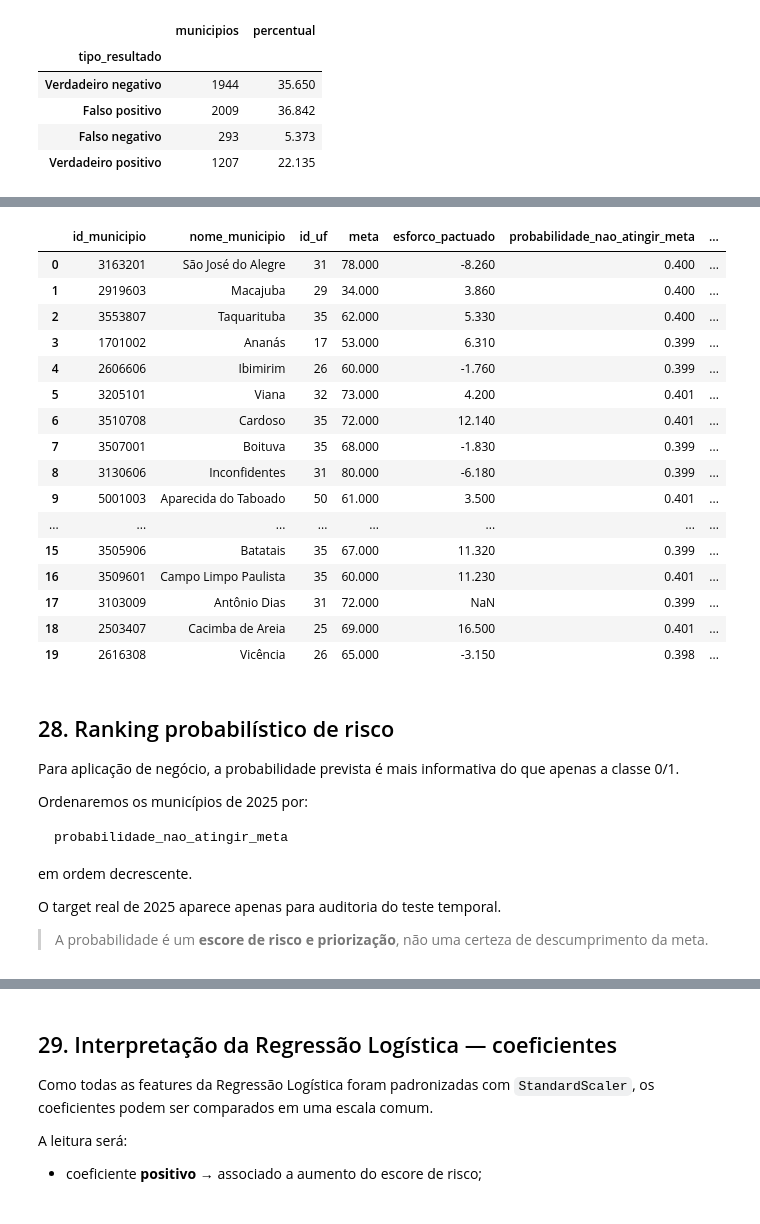
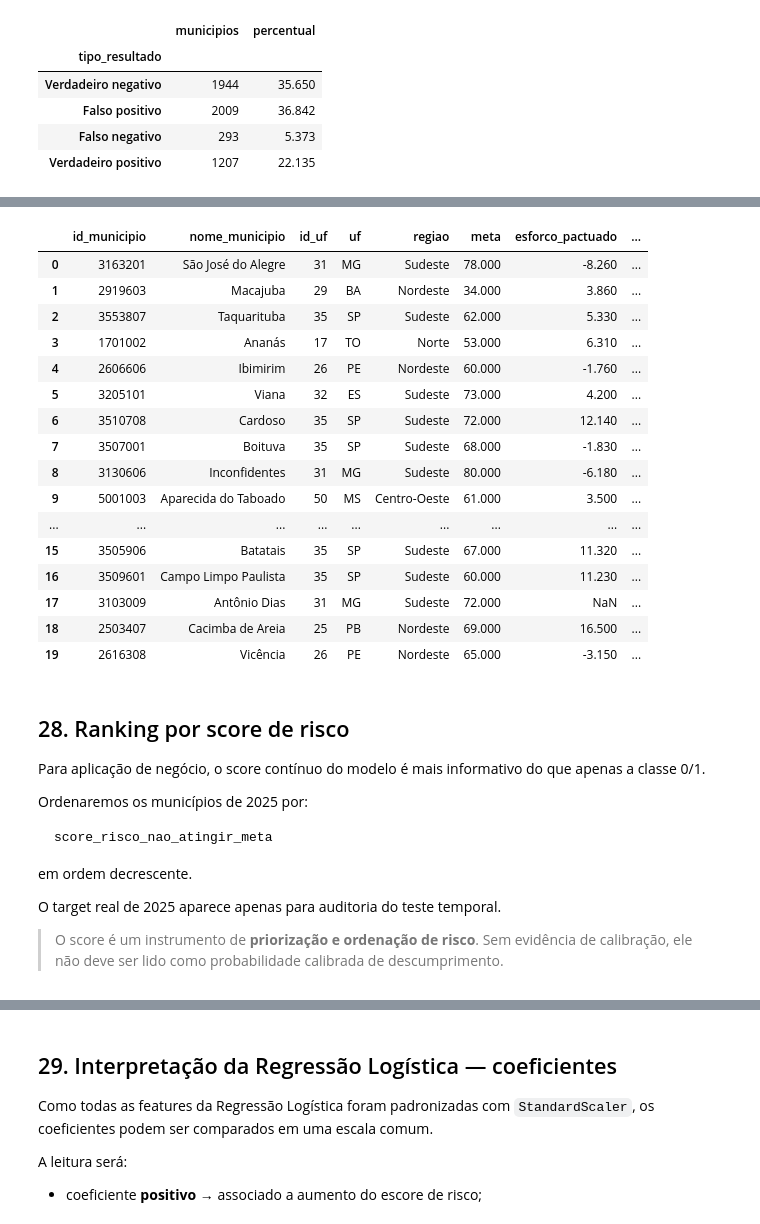
Before and after one commit to matheuscburger/postech-challenge-3, a Jupyter notebook: notebooks/Q4_ML_Classificacao_DMN.ipynb, the cells around one changed output, grey strips where cells are left out. Cells and saved outputs as stored; diff of their text form; code cells hidden in the pictures.

````diff
--- a/notebooks/Q4_ML_Classificacao_DMN.ipynb
+++ b/notebooks/Q4_ML_Classificacao_DMN.ipynb
@@ -50,3 +57,4 @@ O ano de **2025** será preservado como teste temporal final. Nesta etapa inicia
 # %%
-AMBIENTE_COLAB = False
+# Caso o computador tenho poder de processamento suficiente para a tarefa, troque o valor da variável AMBIENTE_COLAB para False.
+AMBIENTE_COLAB = True
 # %%
@@ -281,19 +445,19 @@ EXCLUIDAS_POLITICA_Q4 = [
 ]
 
 identificadores_presentes = [
-    c for c in IDENTIFICADORES_Q4 if c in dados.columns
+    c for c in IDENTIFICADORES_Q4 if c in dados_q4.columns
 ]
 
 vazamento_presente = [
-    c for c in VAZAMENTO_Q4 if c in dados.columns
+    c for c in VAZAMENTO_Q4 if c in dados_q4.columns
 ]
 
 excluidas_politica_presentes = [
-    c for c in EXCLUIDAS_POLITICA_Q4 if c in dados.columns
+    c for c in EXCLUIDAS_POLITICA_Q4 if c in dados_q4.columns
 ]
 
 FEATURES_CANDIDATAS_Q4 = sorted([
-    c for c in dados.columns
+    c for c in dados_q4.columns
     if c not in set(
         identificadores_presentes
         + vazamento_presente
@@ -1852,7 +2093,9 @@ colunas_chave_2025 = [
     if c in dados_q4_2025.columns
 ]
 
-chaves_q4_2025 = dados_q4_2025[colunas_chave_2025].copy()
+chaves_q4_2025 = adicionar_uf_regiao(
+    dados_q4_2025[colunas_chave_2025].copy()
+)
 
 assert set(dados_q4_2025['ano'].unique()) == {2025}
 assert X_q4_2025.columns.tolist() == X_q4_2024.columns.tolist()
@@ -2254,7 +2739,7 @@ for coluna in [
     if coluna in dados_q4_2025.columns:
         avaliacao_q4_2025[coluna] = dados_q4_2025[coluna]
 
-avaliacao_q4_2025['probabilidade_nao_atingir_meta'] = prob_q4_2025
+avaliacao_q4_2025['score_risco_nao_atingir_meta'] = prob_q4_2025
 avaliacao_q4_2025['classe_prevista'] = pred_q4_2025
 avaliacao_q4_2025['classe_real'] = y_q4_2025.to_numpy()
 
@@ -2388,68 +2873,70 @@ não uma fronteira natural entre dois tipos de município.
 # %%
 avaliacao_q4_2025['distancia_ate_threshold'] = (
-    avaliacao_q4_2025['probabilidade_nao_atingir_meta']
+    avaliacao_q4_2025['score_risco_nao_atingir_meta']
     - THRESHOLD_Q4
 ).abs()
 
 casos_proximos_threshold_q4 = (
     avaliacao_q4_2025
     .sort_values('distancia_ate_threshold')
     .head(20)
 )
 
 colunas_proximos = [
     c for c in [
         'id_municipio',
         'nome_municipio',
         'id_uf',
+        'uf',
+        'regiao',
         'meta',
         'esforco_pactuado',
-        'probabilidade_nao_atingir_meta',
+        'score_risco_nao_atingir_meta',
         'classe_prevista',
         'classe_real',
         'tipo_resultado',
     ]
     if c in casos_proximos_threshold_q4.columns
 ]
 
 display(
     casos_proximos_threshold_q4[colunas_proximos]
     .reset_index(drop=True)
 )
 # %% [output]
-|  | id_municipio | nome_municipio | id_uf | meta | esforco_pactuado | probabilidade_nao_atingir_meta | ... |
-| 0 | 3163201 | São José do Alegre | 31 | 78.000 | -8.260 | 0.400 | ... |
-| 1 | 2919603 | Macajuba | 29 | 34.000 | 3.860 | 0.400 | ... |
-| 2 | 3553807 | Taquarituba | 35 | 62.000 | 5.330 | 0.400 | ... |
-| 3 | 1701002 | Ananás | 17 | 53.000 | 6.310 | 0.399 | ... |
-| 4 | 2606606 | Ibimirim | 26 | 60.000 | -1.760 | 0.399 | ... |
-| 5 | 3205101 | Viana | 32 | 73.000 | 4.200 | 0.401 | ... |
-| 6 | 3510708 | Cardoso | 35 | 72.000 | 12.140 | 0.401 | ... |
-| 7 | 3507001 | Boituva | 35 | 68.000 | -1.830 | 0.399 | ... |
-| 8 | 3130606 | Inconfidentes | 31 | 80.000 | -6.180 | 0.399 | ... |
-| 9 | 5001003 | Aparecida do Taboado | 50 | 61.000 | 3.500 | 0.401 | ... |
-| ... | ... | ... | ... | ... | ... | ... | ... |
-| 15 | 3505906 | Batatais | 35 | 67.000 | 11.320 | 0.399 | ... |
-| 16 | 3509601 | Campo Limpo Paulista | 35 | 60.000 | 11.230 | 0.401 | ... |
-| 17 | 3103009 | Antônio Dias | 31 | 72.000 | NaN | 0.399 | ... |
-| 18 | 2503407 | Cacimba de Areia | 25 | 69.000 | 16.500 | 0.401 | ... |
-| 19 | 2616308 | Vicência | 26 | 65.000 | -3.150 | 0.398 | ... |
+|  | id_municipio | nome_municipio | id_uf | uf | regiao | meta | esforco_pactuado | ... |
+| 0 | 3163201 | São José do Alegre | 31 | MG | Sudeste | 78.000 | -8.260 | ... |
+| 1 | 2919603 | Macajuba | 29 | BA | Nordeste | 34.000 | 3.860 | ... |
+| 2 | 3553807 | Taquarituba | 35 | SP | Sudeste | 62.000 | 5.330 | ... |
+| 3 | 1701002 | Ananás | 17 | TO | Norte | 53.000 | 6.310 | ... |
+| 4 | 2606606 | Ibimirim | 26 | PE | Nordeste | 60.000 | -1.760 | ... |
+| 5 | 3205101 | Viana | 32 | ES | Sudeste | 73.000 | 4.200 | ... |
+| 6 | 3510708 | Cardoso | 35 | SP | Sudeste | 72.000 | 12.140 | ... |
+| 7 | 3507001 | Boituva | 35 | SP | Sudeste | 68.000 | -1.830 | ... |
+| 8 | 3130606 | Inconfidentes | 31 | MG | Sudeste | 80.000 | -6.180 | ... |
+| 9 | 5001003 | Aparecida do Taboado | 50 | MS | Centro-Oeste | 61.000 | 3.500 | ... |
+| ... | ... | ... | ... | ... | ... | ... | ... | ... |
+| 15 | 3505906 | Batatais | 35 | SP | Sudeste | 67.000 | 11.320 | ... |
+| 16 | 3509601 | Campo Limpo Paulista | 35 | SP | Sudeste | 60.000 | 11.230 | ... |
+| 17 | 3103009 | Antônio Dias | 31 | MG | Sudeste | 72.000 | NaN | ... |
+| 18 | 2503407 | Cacimba de Areia | 25 | PB | Nordeste | 69.000 | 16.500 | ... |
+| 19 | 2616308 | Vicência | 26 | PE | Nordeste | 65.000 | -3.150 | ... |
 # %% [markdown]
-## 28. Ranking probabilístico de risco
+## 28. Ranking por score de risco
 
-Para aplicação de negócio, a probabilidade prevista é mais informativa do que apenas a classe 0/1.
+Para aplicação de negócio, o score contínuo do modelo é mais informativo do que apenas a classe 0/1.
 
 Ordenaremos os municípios de 2025 por:
 
 ```python
-probabilidade_nao_atingir_meta
+score_risco_nao_atingir_meta
 ```
 
 em ordem decrescente.
 
 O target real de 2025 aparece apenas para auditoria do teste temporal.
 
-> A probabilidade é um **escore de risco e priorização**, não uma certeza de descumprimento da meta.
+> O score é um instrumento de **priorização e ordenação de risco**. Sem evidência de calibração, ele não deve ser lido como probabilidade calibrada de descumprimento.
 # %%
 ranking_q4_2025 = (
     avaliacao_q4_2025
````
Also changed, not shown: parts of 69 cells of this notebook, 6 other files.
